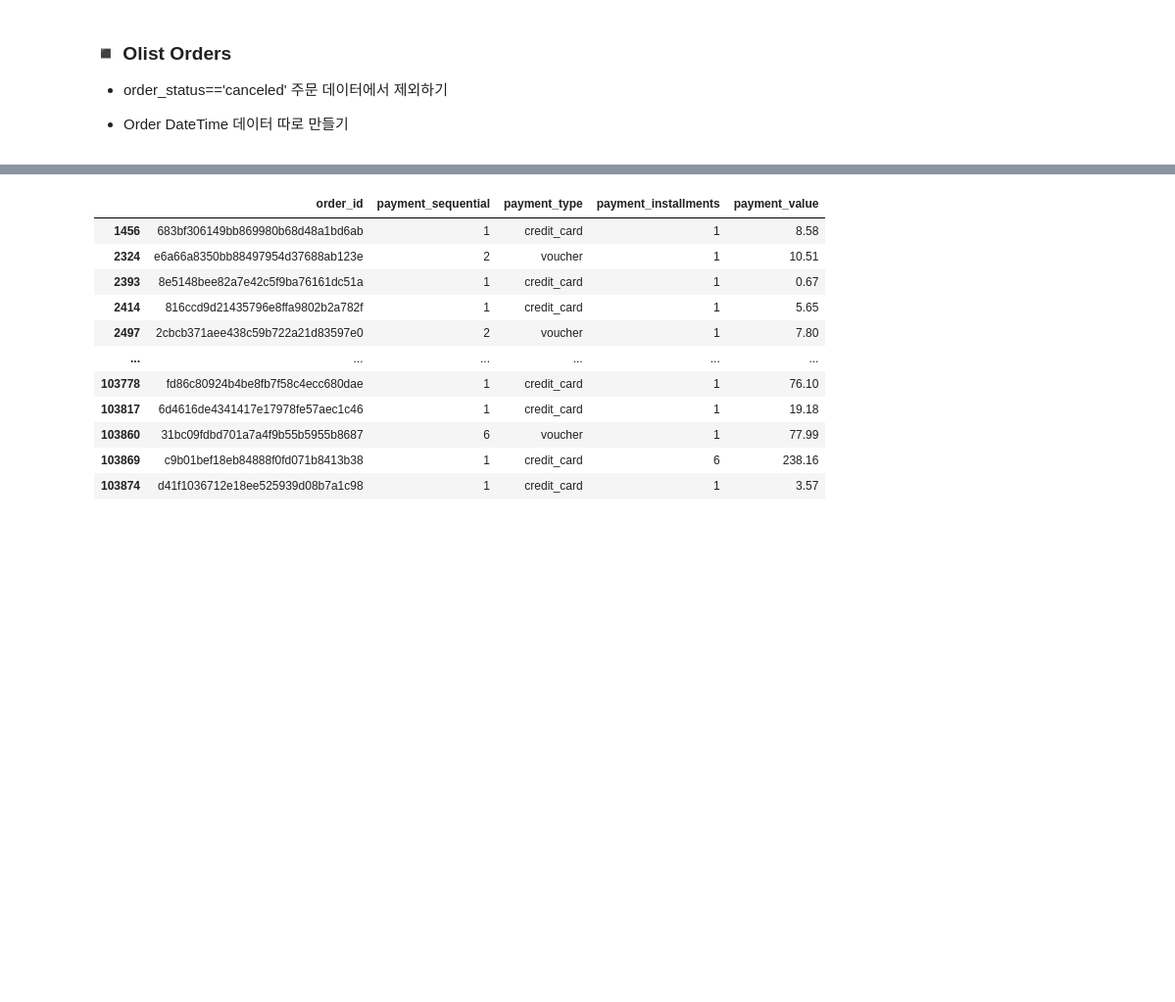
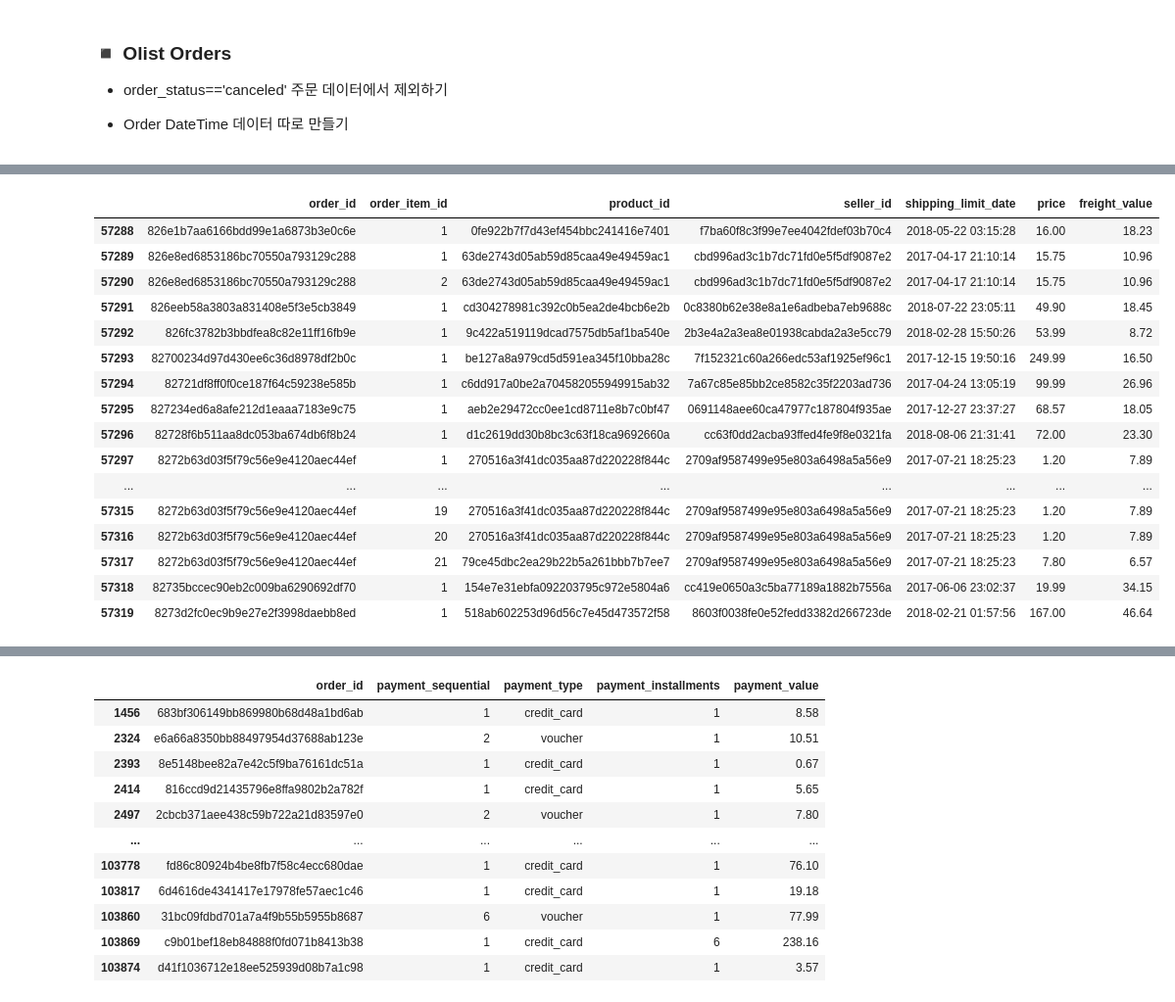
Before and after one commit to ElaYJ/Study_Machine_Learning, a Jupyter notebook: Project/OlistDB_mysql.ipynb, the cells around one changed output, grey strips where cells are left out. Shown at 98% size. Cells and saved outputs as stored; diff of their text form; code cells hidden in the pictures; blank space fills up the shorter version.

```diff
--- a/Project/OlistDB_mysql.ipynb
+++ b/Project/OlistDB_mysql.ipynb
@@ -403,0 +1174,21 @@ df_customers.shape, len(df_customers['customer_unique_id'].unique()), len(df_cus
+# %%
+tmp = df_order_items.iloc[57288:57320, :]
+tmp
+# %% [output]
+|  | order_id | order_item_id | product_id | seller_id | shipping_limit_date | price | freight_value |
+| 57288 | 826e1b7aa6166bdd99e1a6873b3e0c6e | 1 | 0fe922b7f7d43ef454bbc241416e7401 | f7ba60f8c3f99e7ee4042fdef03b70c4 | 2018-05-22 03:15:28 | 16.00 | 18.23 |
+| 57289 | 826e8ed6853186bc70550a793129c288 | 1 | 63de2743d05ab59d85caa49e49459ac1 | cbd996ad3c1b7dc71fd0e5f5df9087e2 | 2017-04-17 21:10:14 | 15.75 | 10.96 |
+| 57290 | 826e8ed6853186bc70550a793129c288 | 2 | 63de2743d05ab59d85caa49e49459ac1 | cbd996ad3c1b7dc71fd0e5f5df9087e2 | 2017-04-17 21:10:14 | 15.75 | 10.96 |
+| 57291 | 826eeb58a3803a831408e5f3e5cb3849 | 1 | cd304278981c392c0b5ea2de4bcb6e2b | 0c8380b62e38e8a1e6adbeba7eb9688c | 2018-07-22 23:05:11 | 49.90 | 18.45 |
+| 57292 | 826fc3782b3bbdfea8c82e11ff16fb9e | 1 | 9c422a519119dcad7575db5af1ba540e | 2b3e4a2a3ea8e01938cabda2a3e5cc79 | 2018-02-28 15:50:26 | 53.99 | 8.72 |
+| 57293 | 82700234d97d430ee6c36d8978df2b0c | 1 | be127a8a979cd5d591ea345f10bba28c | 7f152321c60a266edc53af1925ef96c1 | 2017-12-15 19:50:16 | 249.99 | 16.50 |
+| 57294 | 82721df8ff0f0ce187f64c59238e585b | 1 | c6dd917a0be2a704582055949915ab32 | 7a67c85e85bb2ce8582c35f2203ad736 | 2017-04-24 13:05:19 | 99.99 | 26.96 |
+| 57295 | 827234ed6a8afe212d1eaaa7183e9c75 | 1 | aeb2e29472cc0ee1cd8711e8b7c0bf47 | 0691148aee60ca47977c187804f935ae | 2017-12-27 23:37:27 | 68.57 | 18.05 |
+| 57296 | 82728f6b511aa8dc053ba674db6f8b24 | 1 | d1c2619dd30b8bc3c63f18ca9692660a | cc63f0dd2acba93ffed4fe9f8e0321fa | 2018-08-06 21:31:41 | 72.00 | 23.30 |
+| 57297 | 8272b63d03f5f79c56e9e4120aec44ef | 1 | 270516a3f41dc035aa87d220228f844c | 2709af9587499e95e803a6498a5a56e9 | 2017-07-21 18:25:23 | 1.20 | 7.89 |
+| ... | ... | ... | ... | ... | ... | ... | ... |
+| 57315 | 8272b63d03f5f79c56e9e4120aec44ef | 19 | 270516a3f41dc035aa87d220228f844c | 2709af9587499e95e803a6498a5a56e9 | 2017-07-21 18:25:23 | 1.20 | 7.89 |
+| 57316 | 8272b63d03f5f79c56e9e4120aec44ef | 20 | 270516a3f41dc035aa87d220228f844c | 2709af9587499e95e803a6498a5a56e9 | 2017-07-21 18:25:23 | 1.20 | 7.89 |
+| 57317 | 8272b63d03f5f79c56e9e4120aec44ef | 21 | 79ce45dbc2ea29b22b5a261bbb7b7ee7 | 2709af9587499e95e803a6498a5a56e9 | 2017-07-21 18:25:23 | 7.80 | 6.57 |
+| 57318 | 82735bccec90eb2c009ba6290692df70 | 1 | 154e7e31ebfa092203795c972e5804a6 | cc419e0650a3c5ba77189a1882b7556a | 2017-06-06 23:02:37 | 19.99 | 34.15 |
+| 57319 | 8273d2fc0ec9b9e27e2f3998daebb8ed | 1 | 518ab602253d96d56c7e45d473572f58 | 8603f0038fe0e52fedd3382d266723de | 2018-02-21 01:57:56 | 167.00 | 46.64 |
```
Also changed, not shown: parts of 130 cells of this notebook, 1 other file.
